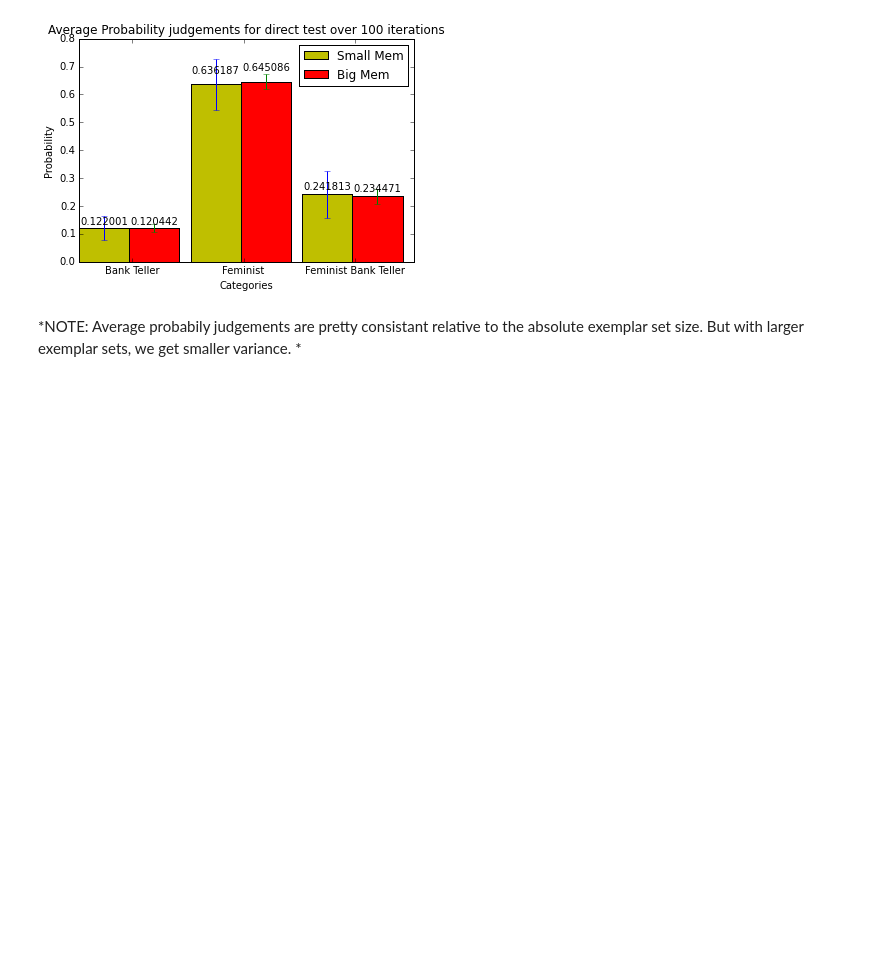
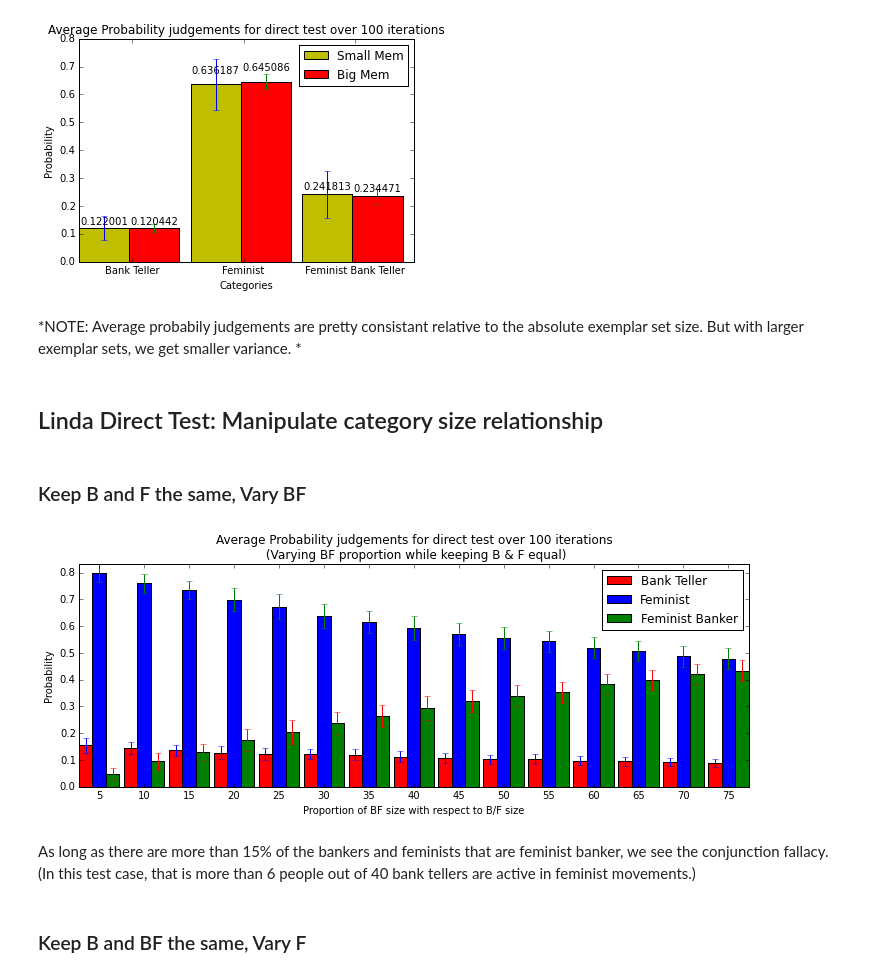
Before and after one commit to yinghj/CS328-Spring-2016, a Jupyter notebook: Final Project.ipynb, the cells around one changed output. Saved outputs shown, nothing was run; the diff lists cells and outputs as text; code cells hidden in the pictures; blank space fills up the shorter version.

Commit message:
Added the Linda Direct tests with different size relationships among the three categories, varying one category size at a time

```diff
--- a/Final Project.ipynb
+++ b/Final Project.ipynb
@@ -379,3 +401,7 @@ plt.show()
 [figure]
 # %% [markdown]
 *NOTE: Average probabily judgements are pretty consistant relative to the absolute exemplar set size. But with larger exemplar sets, we get smaller variance. *
+# %% [markdown]
+## Linda Direct Test: Manipulate category size relationship
+# %% [markdown]
+### Keep B and F the same, Vary BF
@@ -381,0 +446,33 @@ plt.show()
+# %%
+# Plot the probability ratings of each category with respect to the change in BF's proportion
+# std & mean for Banker
+varyBF_B_std = varyBF[:,0][:,0]
+varyBF_B_mean = varyBF[:,1][:,0]
+# std & mean for Feminist
+varyBF_F_std = varyBF[:,0][:,1]
+varyBF_F_mean = varyBF[:,1][:,1]
+# std & mean for Feminist Banker
+varyBF_BF_std = varyBF[:,0][:,2]
+varyBF_BF_mean = varyBF[:,1][:,2]
+
+width = 0.3
+fig = plt.figure(figsize=(12,4))
+ax = plt.subplot(111)
+ind = np.arange(len(varyBF_B_mean))
+p1 = ax.bar(ind-width, varyBF_B_mean, width, color= 'r', align = 'center', yerr = varyBF_B_std)
+p2 = ax.bar(ind, varyBF_F_mean, width, color= 'b',align = 'center', yerr = varyBF_F_std)
+p3 = ax.bar(ind+width, varyBF_BF_mean, width, color= 'g',align = 'center', yerr = varyBF_BF_std)
+plt.title("Average Probability judgements for direct test over 100 iterations\n (Varying BF proportion while keeping B & F equal)")
+plt.xlabel("Proportion of BF size with respect to B/F size")
+plt.ylabel("Probability")
+ax.set_xticks(ind)
+ax.set_xticklabels(np.arange(2,32,2)*100//40)
+ax.autoscale(tight=True)
+plt.legend((p1[0],p2[0],p3[0]), ["Bank Teller", "Feminist","Feminist Banker"])
+plt.show()
+# %% [output]
+[figure, added]
+# %% [markdown]
+As long as there are more than 15% of the bankers and feminists that are feminist banker, we see the conjunction fallacy. (In this test case, that is more than 6 people out of 40 bank tellers are active in feminist movements.)
+# %% [markdown]
+### Keep B and BF the same, Vary F
```
Also changed, not shown: parts of 19 cells of this notebook.
